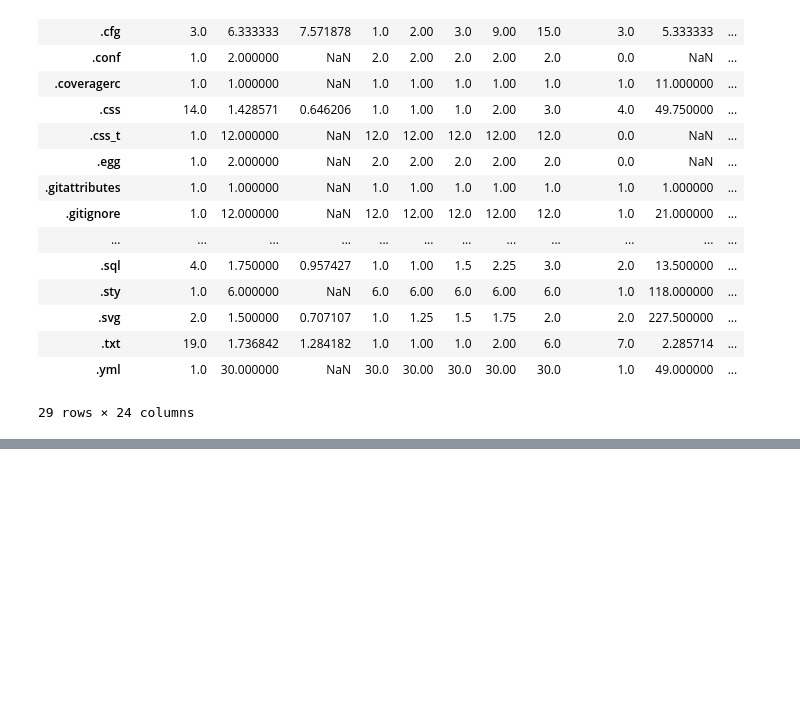
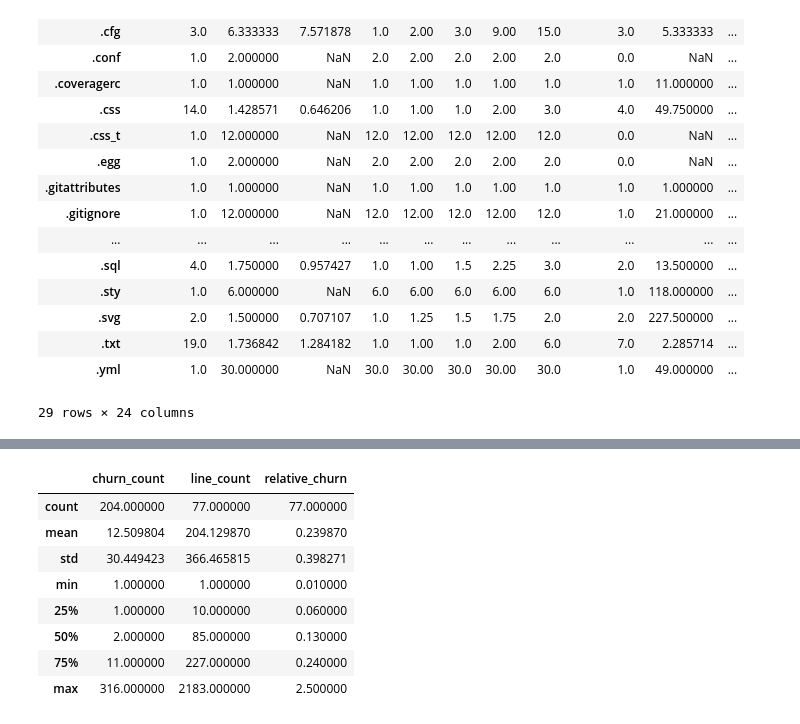
Before and after one commit to noahgift/devml, a Jupyter notebook: notebooks/repo_file_exploration.ipynb, the cells around one changed output, grey strips where cells are left out. Saved outputs shown, nothing was run; the diff lists cells and outputs as text; code cells hidden in the pictures; blank space fills up the shorter version.

```diff
--- a/notebooks/repo_file_exploration.ipynb
+++ b/notebooks/repo_file_exploration.ipynb
@@ -101,0 +102,13 @@ plt.show()
+# %%
+python_files = metadata_df[metadata_df.extension == ".py"]
+python_files.describe()
+# %% [output]
+|  | churn_count | line_count | relative_churn |
+| count | 204.000000 | 77.000000 | 77.000000 |
+| mean | 12.509804 | 204.129870 | 0.239870 |
+| std | 30.449423 | 366.465815 | 0.398271 |
+| min | 1.000000 | 1.000000 | 0.010000 |
+| 25% | 1.000000 | 10.000000 | 0.060000 |
+| 50% | 2.000000 | 85.000000 | 0.130000 |
+| 75% | 11.000000 | 227.000000 | 0.240000 |
+| max | 316.000000 | 2183.000000 | 2.500000 |
```
Also changed, not shown: parts of 1 cell of this notebook, 2 other files.
